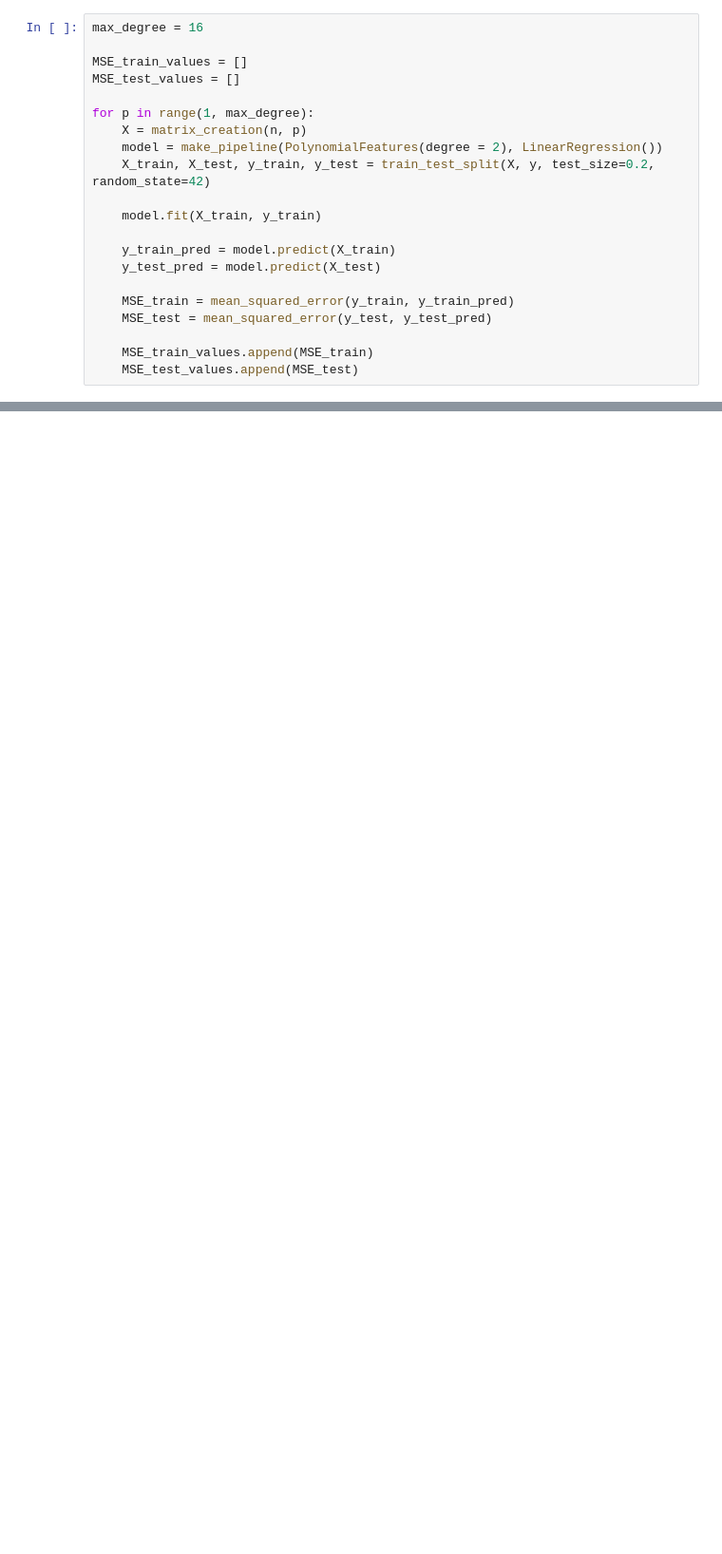
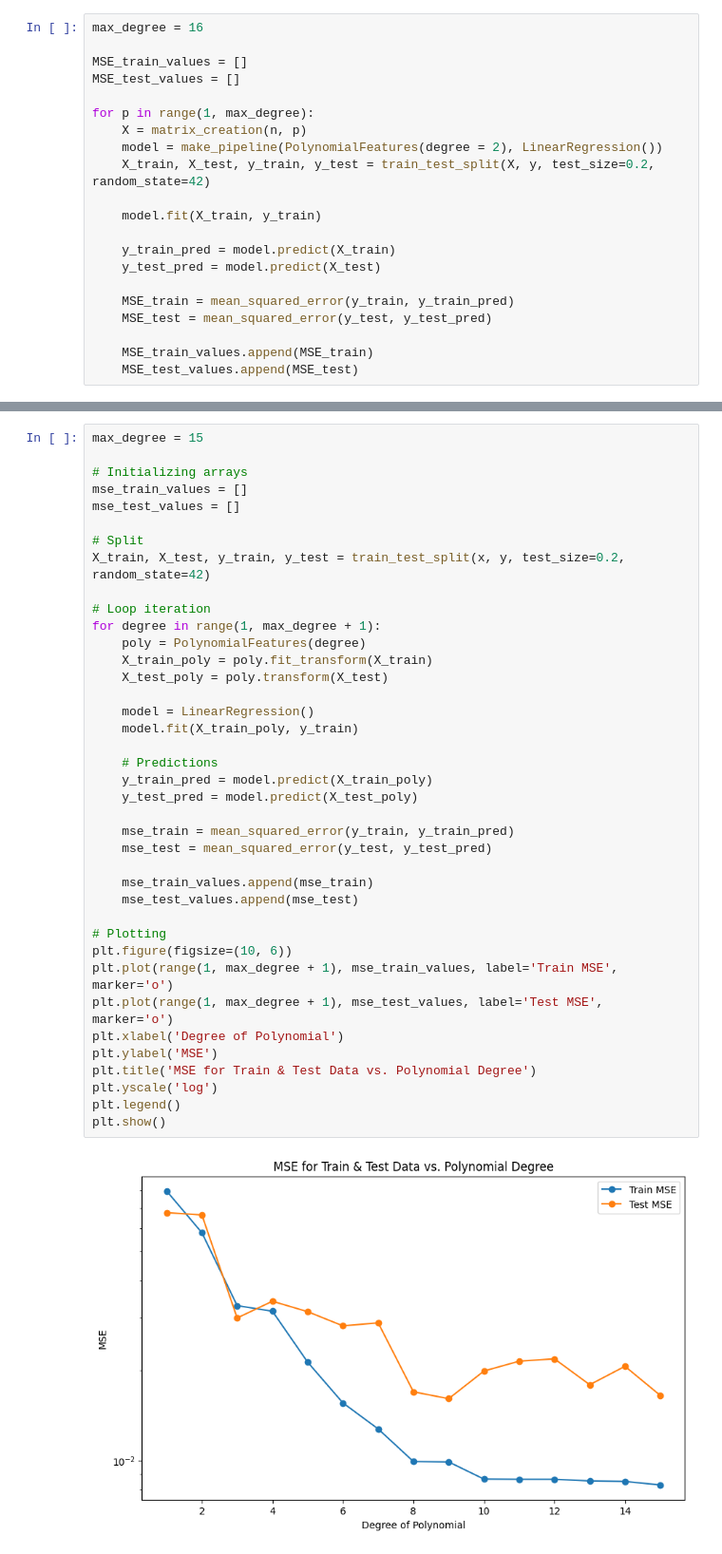
Before and after one commit to Elisaottoboni/Machine-Learning-University-of-Oslo, a Jupyter notebook: week_35/exercises_week_35.ipynb, the cells around one changed output, grey strips where cells are left out. Shown at 95% size. Drawn from its saved outputs; the diff is of its cells as text; blank space fills up the shorter version.

```diff
--- a/week_35/exercises_week_35.ipynb
+++ b/week_35/exercises_week_35.ipynb
@@ -640 +642,42 @@ plt.show()
+# %%
+max_degree = 15
+
+# Initializing arrays
+mse_train_values = []
+mse_test_values = []
+
+# Split
+X_train, X_test, y_train, y_test = train_test_split(x, y, test_size=0.2, random_state=42)
+
+# Loop iteration
+for degree in range(1, max_degree + 1):
+    poly = PolynomialFeatures(degree)
+    X_train_poly = poly.fit_transform(X_train)
+    X_test_poly = poly.transform(X_test)
+
+    model = LinearRegression()
+    model.fit(X_train_poly, y_train)
+
+    # Predictions
+    y_train_pred = model.predict(X_train_poly)
+    y_test_pred = model.predict(X_test_poly)
+
+    mse_train = mean_squared_error(y_train, y_train_pred)
+    mse_test = mean_squared_error(y_test, y_test_pred)
+
+    mse_train_values.append(mse_train)
+    mse_test_values.append(mse_test)
+
+# Plotting
+plt.figure(figsize=(10, 6))
+plt.plot(range(1, max_degree + 1), mse_train_values, label='Train MSE', marker='o')
+plt.plot(range(1, max_degree + 1), mse_test_values, label='Test MSE', marker='o')
+plt.xlabel('Degree of Polynomial')
+plt.ylabel('MSE')
+plt.title('MSE for Train & Test Data vs. Polynomial Degree')
+plt.yscale('log')
+plt.legend()
+plt.show()
+# %% [output]
+[figure, added]
 # %% [markdown]
```
Also changed, not shown: parts of 19 cells of this notebook.
